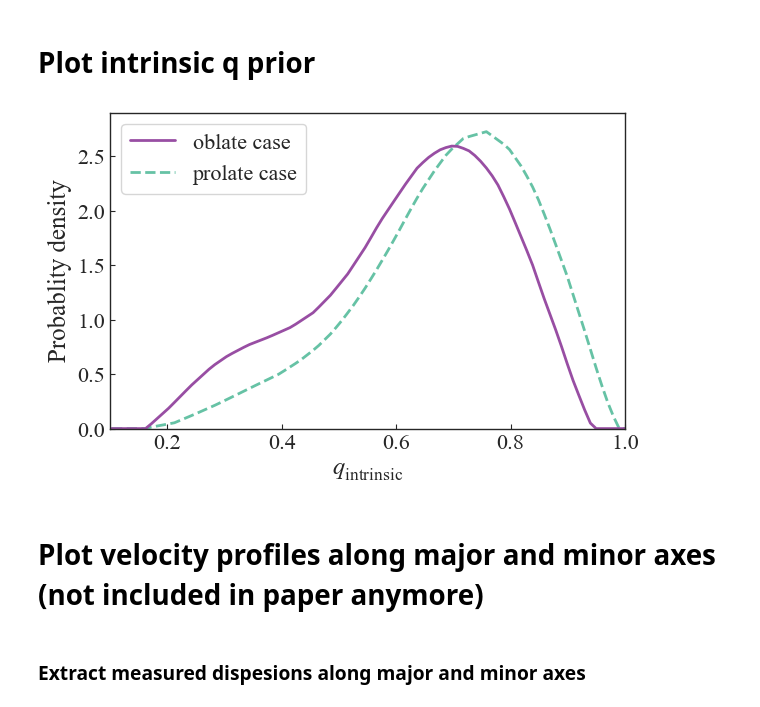
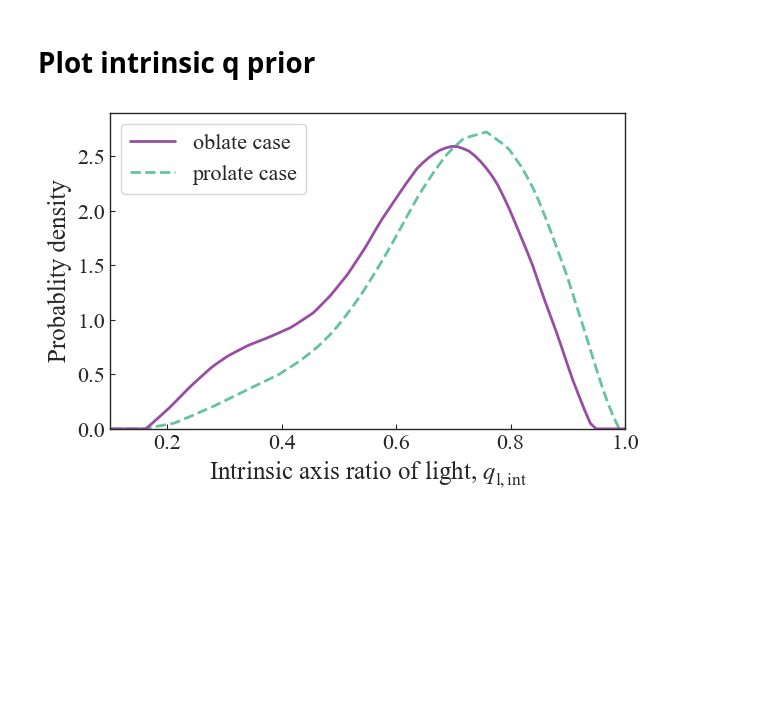
Before and after one commit to TDCOSMO/RXJ1131_KCWI, a Jupyter notebook: Plot kinematic maps, get oblateness probability, radial profile.ipynb, the cells around one changed output. Saved outputs shown, nothing was run; the diff lists cells and outputs as text; code cells hidden in the pictures; blank space fills up the shorter version.

```diff
--- a/Plot kinematic maps, get oblateness probability, radial profile.ipynb
+++ b/Plot kinematic maps, get oblateness probability, radial profile.ipynb
@@ -449,0 +552,11 @@ dyn_model = DynamicalModel('powerlaw')
+# %%
+r = np.linspace(0., 1.7, 50)
+
+major_axis_light = interp(r, 0)
+minor_axis_light = interp(0, r).squeeze()
+intermediate_axis_light = np.diag(interp(r*np.cos(np.pi/4), r*np.sin(np.pi/4)))
+
+plt.plot(r, major_axis_light, label='major axis')
+plt.plot(r, minor_axis_light, label='minor axis')
+plt.plot(r, intermediate_axis_light, label='intermediate axis')
+plt.legend()
@@ -491,23 +610,21 @@ with h5.File('./data_products/radially_binned_dispersion.h5', 'r') as f:
 # %%
 oblate_prob = 0.65
 # %%
-N = 90
+N = 100
 
 N_obl = int(oblate_prob * N)
 N_pro = int((1 - oblate_prob) * N)
 
-# radial_profiles_oblate = []
-# radial_profiles_prolate = []
+radial_profiles_oblate = []
+radial_profiles_prolate = []
 
 oblate_chain = get_chain('jampy', 'ifu', 'constant', 'axisymmetric', 'powerlaw', snr=23, shape='oblate', burnin=-400)
 prolate_chain = get_chain('jampy', 'ifu', 'constant', 'axisymmetric', 'powerlaw', snr=23, shape='prolate', burnin=-400)
 
-np.random.seed(42)
+np.random.seed(4)
 random_indexes_obl = np.random.randint(low=0, high=oblate_chain.shape[0], size=N_obl)
 random_indexes_pro = np.random.randint(low=0, high=prolate_chain.shape[0], size=N_pro)
 
-
-r = np.linspace(0, 1.6, 20)
 
 for i in range(N_obl):
     params = oblate_chain[random_indexes_obl[i], :]
@@ -586,24 +705,21 @@ intrinsic_q_prolate = kinematic_likelihood.get_intrinsic_q_prior(xs)
 # %%
 fig = plt.figure(figsize=pf.get_fig_size(width=pf.mnras_colwidth*2))
 
 ax = fig.add_subplot(111)
 
 ax.plot(xs, np.exp(intrinsic_q_oblate), label='oblate case', color=pf.cb_purple, lw=2, ls='-')
 ax.plot(xs, np.exp(intrinsic_q_prolate), label='prolate case', color=pf.cb2_emerald, zorder=-2, lw=2, ls='--')
 
-ax.set_xlabel(r'$q_{\rm intrinsic}$')
+ax.set_xlabel(r'Intrinsic axis ratio of light, $q_{\rm l, int}$')
 ax.set_ylabel(r'Probablity density')
 ax.set_xlim(0.1, 1)
 ax.set_ylim(0, 2.9)
 # ax.set_yticklabels([])
 ax.legend()
 
-# fig.savefig('/Users/ajshajib/Dropbox/Papers_Proposals/rxj1131_kcwi/figures/q_intrinsic_prior.pdf',
-#             bbox_inches='tight'
-#            )
+if savefig:
+    fig.savefig('/Users/ajshajib/Dropbox/Papers_Proposals/rxj1131_kcwi/figures/q_intrinsic_prior.pdf',
+                bbox_inches='tight'
+               )
 # %% [output]
-[figure, old version]
+[figure, new version]
-# %% [markdown]
-# Plot velocity profiles along major and minor axes (not included in paper anymore)
-# %% [markdown]
-### Extract measured dispesions along major and minor axes
```
Also changed, not shown: parts of 20 cells of this notebook, 15 other files.
